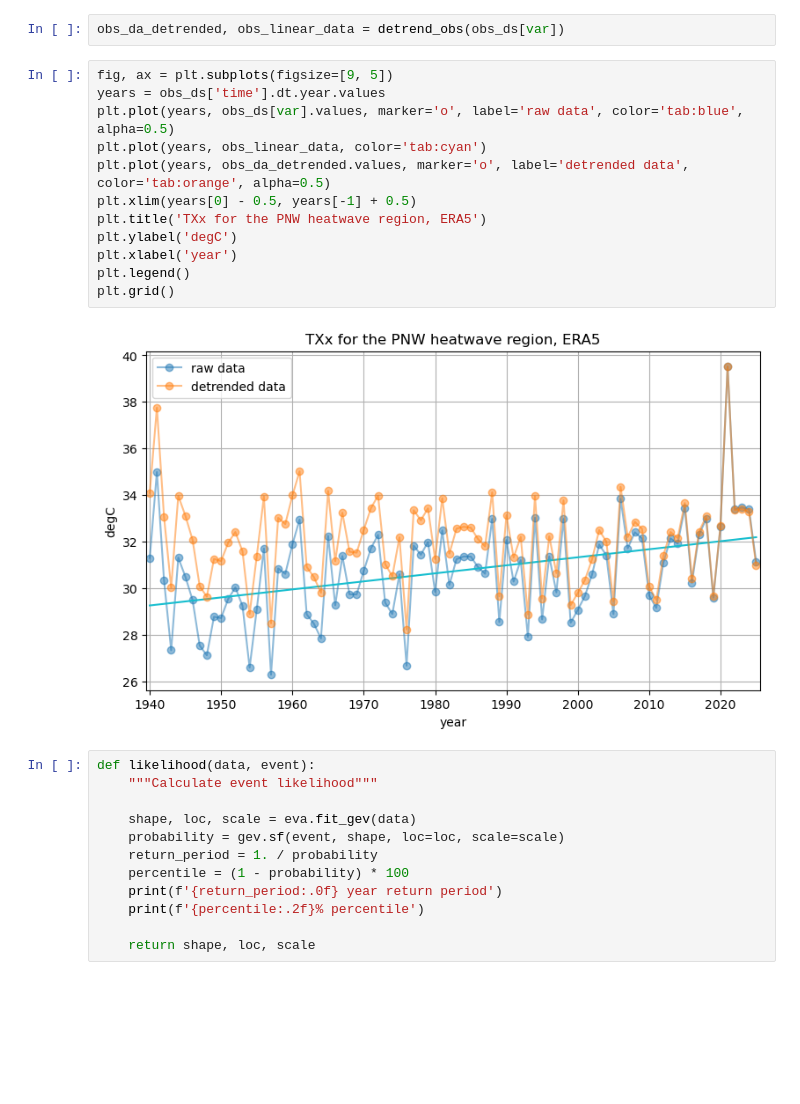
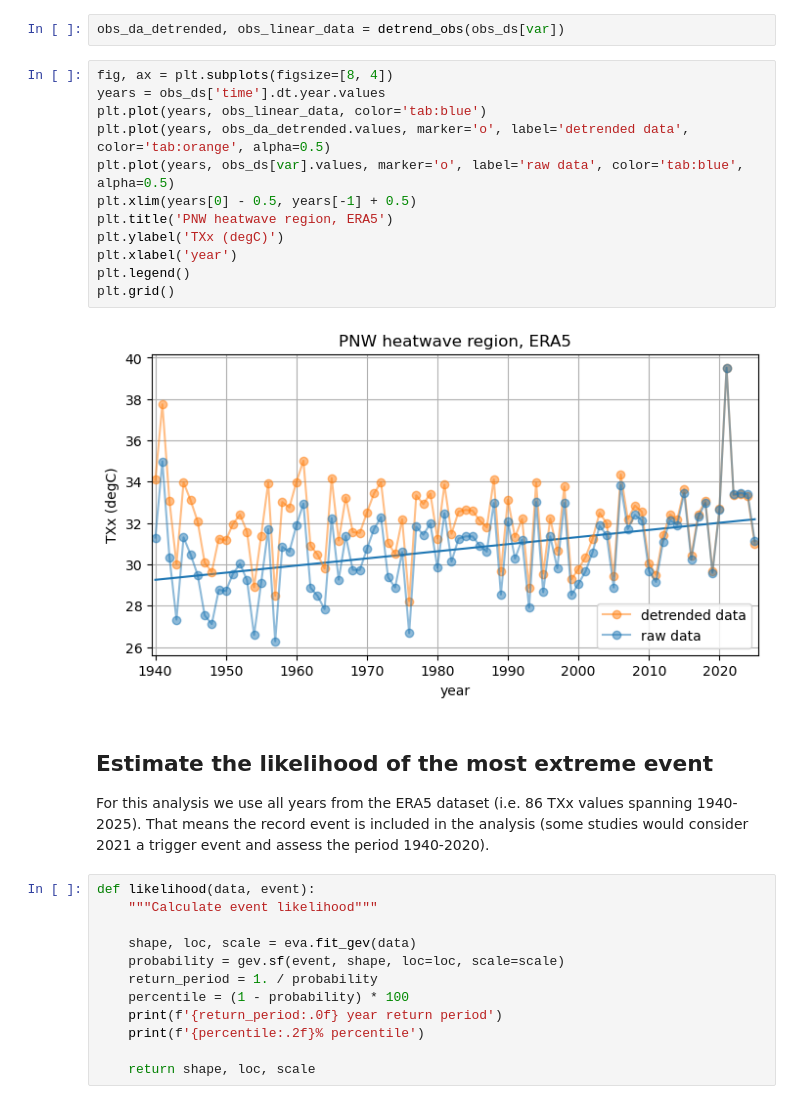
Before and after one commit to DamienIrving/unseen-projects, a Jupyter notebook: project-wcrp-txx/analysis_ERA5.ipynb, the cells around one changed output. Drawn from its saved outputs; the diff is of its cells as text; blank space fills up the shorter version.

Commit message:
Clean up ERA5 plots

```diff
--- a/project-wcrp-txx/analysis_ERA5.ipynb
+++ b/project-wcrp-txx/analysis_ERA5.ipynb
@@ -59,19 +59,23 @@ def detrend_obs(da_obs, pivot_year=2021):
 # %%
 obs_da_detrended, obs_linear_data = detrend_obs(obs_ds[var])
 # %%
-fig, ax = plt.subplots(figsize=[9, 5])
+fig, ax = plt.subplots(figsize=[8, 4])
 years = obs_ds['time'].dt.year.values
+plt.plot(years, obs_linear_data, color='tab:blue')
+plt.plot(years, obs_da_detrended.values, marker='o', label='detrended data', color='tab:orange', alpha=0.5)
 plt.plot(years, obs_ds[var].values, marker='o', label='raw data', color='tab:blue', alpha=0.5)
-plt.plot(years, obs_linear_data, color='tab:cyan')
-plt.plot(years, obs_da_detrended.values, marker='o', label='detrended data', color='tab:orange', alpha=0.5)
 plt.xlim(years[0] - 0.5, years[-1] + 0.5)
-plt.title('TXx for the PNW heatwave region, ERA5')
-plt.ylabel('degC')
+plt.title('PNW heatwave region, ERA5')
+plt.ylabel('TXx (degC)')
 plt.xlabel('year')
 plt.legend()
 plt.grid()
 # %% [output]
-[figure, old version]
+[figure, new version]
+# %% [markdown]
+## Estimate the likelihood of the most extreme event
+
+For this analysis we use all years from the ERA5 dataset (i.e. 86 TXx values spanning 1940-2025). That means the record event is included in the analysis (some studies would consider 2021 a trigger event and assess the period 1940-2020).
 # %%
 def likelihood(data, event):
     """Calculate event likelihood"""
```
Also changed, not shown: parts of 6 cells of this notebook.
